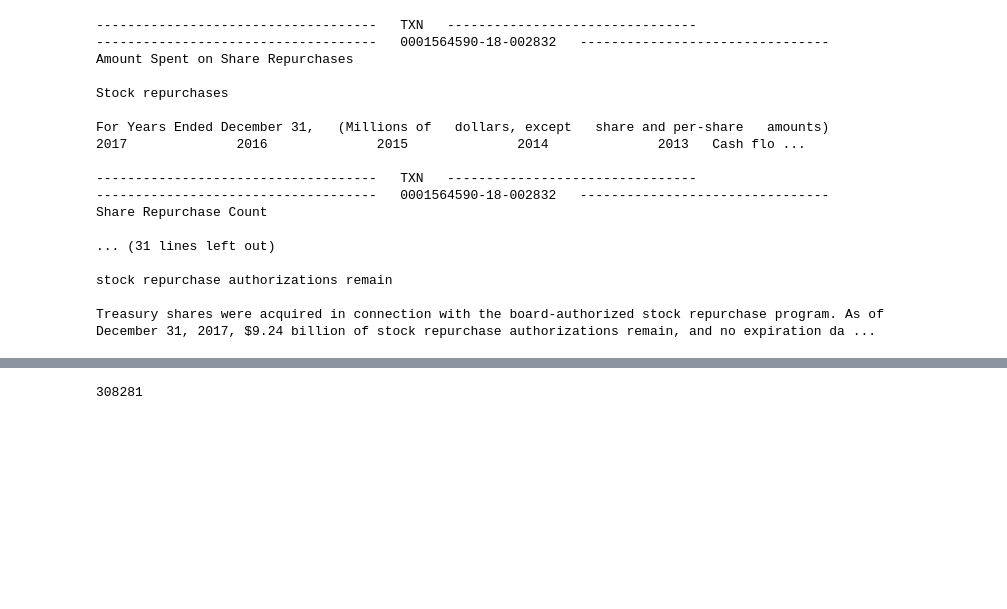
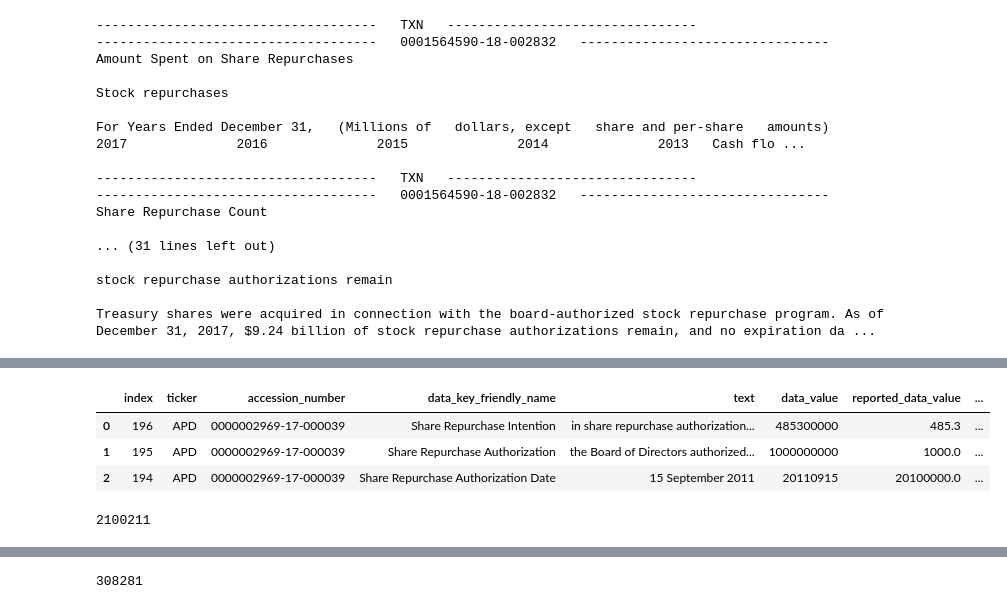
Before and after one commit to suhasinipallai/New_constructs, a Jupyter notebook: jj-eda.ipynb, the cells around one changed output, grey strips where cells are left out. Cells and saved outputs as stored; diff of their text form; code cells hidden in the pictures; blank space fills up the shorter version.

```diff
--- a/jj-eda.ipynb
+++ b/jj-eda.ipynb
@@ -129,0 +589,11 @@ test_dict = print_repurch_hits(train_path_list[0])
+# %%
+srp_df[srp_df.accession_number == '0000002969-17-000039']
+# %% [output]
+|  | index | ticker | accession_number | data_key_friendly_name | text | data_value | reported_data_value | ... |
+| 0 | 196 | APD | 0000002969-17-000039 | Share Repurchase Intention | in share repurchase authorization... | 485300000 | 485.3 | ... |
+| 1 | 195 | APD | 0000002969-17-000039 | Share Repurchase Authorization | the Board of Directors authorized... | 1000000000 | 1000.0 | ... |
+| 2 | 194 | APD | 0000002969-17-000039 | Share Repurchase Authorization Date | 15 September 2011 | 20110915 | 20100000.0 | ... |
+# %%
+html_AIG.find("AIG Parent also received a net amount of $2.2 ")
+# %% [output]
+2100211
```
Also changed, not shown: parts of 65 cells of this notebook, 1 other file.
